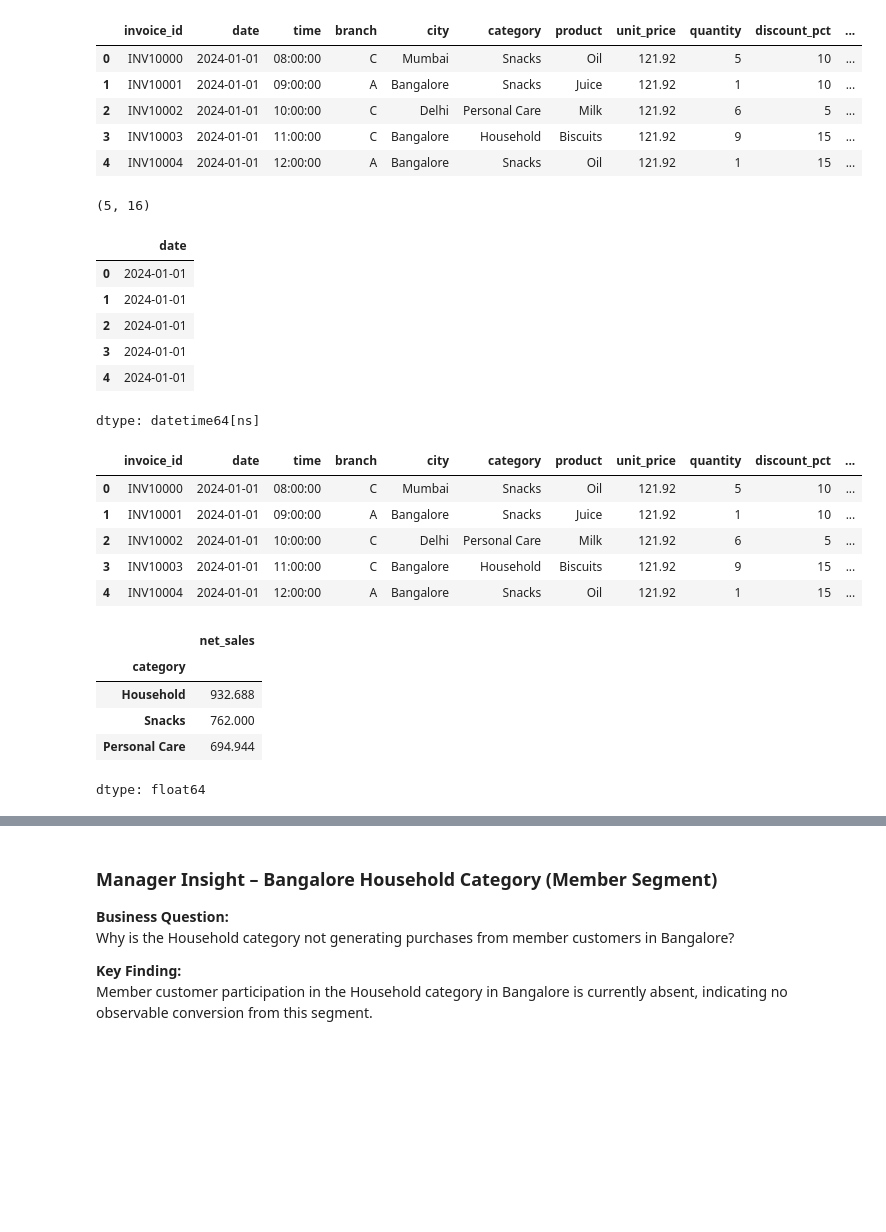
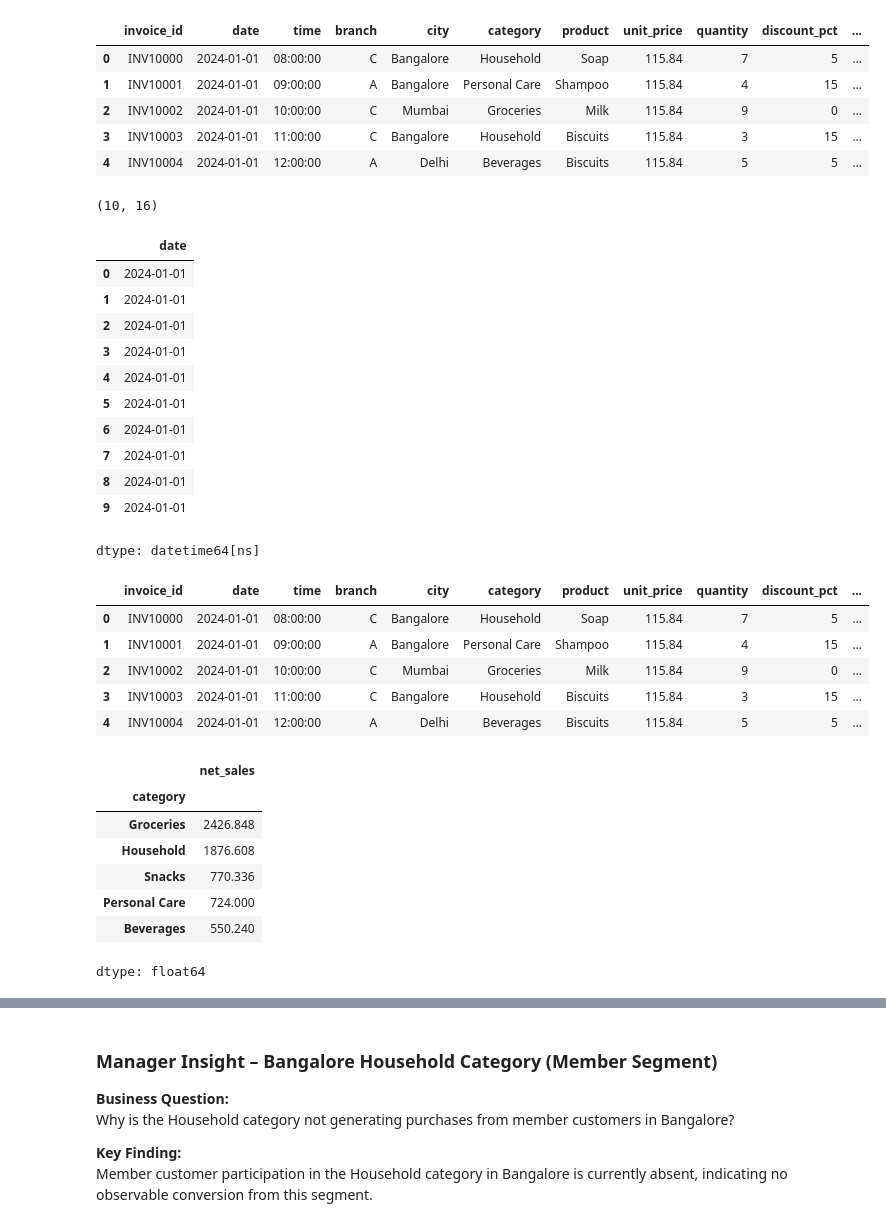
Before and after one commit to ReshmaAjil/supermarket_analysis, a Jupyter notebook: Supermarket_analysis.ipynb, the cells around one changed output, grey strips where cells are left out. Cells and saved outputs as stored; diff of their text form; code cells hidden in the pictures; blank space fills up the shorter version.

```diff
--- a/Supermarket_analysis.ipynb
+++ b/Supermarket_analysis.ipynb
@@ -6,49 +6,49 @@ import numpy as np
 
 np.random.seed(42)
 
-n = 5 # number of transactions
+n = 10 # number of transactions
 
 data = {
     "invoice_id": [f"INV{10000+i}" for i in range(n)],
     "date": pd.date_range(start="2024-01-01", periods=n, freq="H").date,
     "time": pd.date_range(start="08:00", periods=n, freq="H").time,
     "branch": np.random.choice(["A", "B", "C"], n),
     "city": np.random.choice(["Mumbai", "Delhi", "Bangalore"], n),
     "category": np.random.choice(
         ["Groceries", "Beverages", "Snacks", "Household", "Personal Care"], n
     ),
     "product": np.random.choice(
         ["Rice", "Milk", "Soap", "Biscuits", "Juice", "Oil", "Shampoo"], n
     ),
     "unit_price": np.round(np.random.uniform(20, 500), 2),
     "quantity": np.random.randint(1, 10, n),
     "discount_pct": np.random.choice([0, 5, 10, 15, 20], n),
     "customer_type": np.random.choice(["Member", "Normal"], n),
     "gender": np.random.choice(["Male", "Female"], n),
     "payment_method": np.random.choice(["Cash", "Card", "UPI"], n),
     "rating": np.round(np.random.uniform(4, 10), 1)
 }
 
 df = pd.DataFrame(data)
 
 # Business calculations
 df["gross_sales"] = df["unit_price"] * df["quantity"]
 df["net_sales"] = df["gross_sales"] * (1 - df["discount_pct"] / 100)
 
 df.head()
 # %% [output]
 |  | invoice_id | date | time | branch | city | category | product | unit_price | quantity | discount_pct | ... |
-| 0 | INV10000 | 2024-01-01 | 08:00:00 | C | Mumbai | Snacks | Oil | 121.92 | 5 | 10 | ... |
-| 1 | INV10001 | 2024-01-01 | 09:00:00 | A | Bangalore | Snacks | Juice | 121.92 | 1 | 10 | ... |
-| 2 | INV10002 | 2024-01-01 | 10:00:00 | C | Delhi | Personal Care | Milk | 121.92 | 6 | 5 | ... |
-| 3 | INV10003 | 2024-01-01 | 11:00:00 | C | Bangalore | Household | Biscuits | 121.92 | 9 | 15 | ... |
-| 4 | INV10004 | 2024-01-01 | 12:00:00 | A | Bangalore | Snacks | Oil | 121.92 | 1 | 15 | ... |
+| 0 | INV10000 | 2024-01-01 | 08:00:00 | C | Bangalore | Household | Soap | 115.84 | 7 | 5 | ... |
+| 1 | INV10001 | 2024-01-01 | 09:00:00 | A | Bangalore | Personal Care | Shampoo | 115.84 | 4 | 15 | ... |
+| 2 | INV10002 | 2024-01-01 | 10:00:00 | C | Mumbai | Groceries | Milk | 115.84 | 9 | 0 | ... |
+| 3 | INV10003 | 2024-01-01 | 11:00:00 | C | Bangalore | Household | Biscuits | 115.84 | 3 | 15 | ... |
+| 4 | INV10004 | 2024-01-01 | 12:00:00 | A | Delhi | Beverages | Biscuits | 115.84 | 5 | 5 | ... |
 # %%
 df.isnull().sum()
 df.head()
 df.shape
 # %% [output]
-(5, 16)
+(10, 16)
 # %%
 #Fix date and time
 df['date']=pd.to_datetime(df['date'])
@@ -60,6 +60,11 @@ df['date']
 | 2 | 2024-01-01 |
 | 3 | 2024-01-01 |
 | 4 | 2024-01-01 |
+| 5 | 2024-01-01 |
+| 6 | 2024-01-01 |
+| 7 | 2024-01-01 |
+| 8 | 2024-01-01 |
+| 9 | 2024-01-01 |
 dtype: datetime64[ns]
 # %%
 #Feature Engineering
@@ -70,11 +75,11 @@ df['day']=df['date'].dt.day
 df.head()
 # %% [output]
 |  | invoice_id | date | time | branch | city | category | product | unit_price | quantity | discount_pct | ... |
-| 0 | INV10000 | 2024-01-01 | 08:00:00 | C | Mumbai | Snacks | Oil | 121.92 | 5 | 10 | ... |
-| 1 | INV10001 | 2024-01-01 | 09:00:00 | A | Bangalore | Snacks | Juice | 121.92 | 1 | 10 | ... |
-| 2 | INV10002 | 2024-01-01 | 10:00:00 | C | Delhi | Personal Care | Milk | 121.92 | 6 | 5 | ... |
-| 3 | INV10003 | 2024-01-01 | 11:00:00 | C | Bangalore | Household | Biscuits | 121.92 | 9 | 15 | ... |
-| 4 | INV10004 | 2024-01-01 | 12:00:00 | A | Bangalore | Snacks | Oil | 121.92 | 1 | 15 | ... |
+| 0 | INV10000 | 2024-01-01 | 08:00:00 | C | Bangalore | Household | Soap | 115.84 | 7 | 5 | ... |
+| 1 | INV10001 | 2024-01-01 | 09:00:00 | A | Bangalore | Personal Care | Shampoo | 115.84 | 4 | 15 | ... |
+| 2 | INV10002 | 2024-01-01 | 10:00:00 | C | Mumbai | Groceries | Milk | 115.84 | 9 | 0 | ... |
+| 3 | INV10003 | 2024-01-01 | 11:00:00 | C | Bangalore | Household | Biscuits | 115.84 | 3 | 15 | ... |
+| 4 | INV10004 | 2024-01-01 | 12:00:00 | A | Delhi | Beverages | Biscuits | 115.84 | 5 | 5 | ... |
 # %%
 #Total sales
 tot_sales=df['net_sales'].sum()
@@ -85,9 +90,11 @@ tot_sales_by_category
 # %% [output]
 |  | net_sales |
 | category |  |
-| Household | 932.688 |
-| Snacks | 762.000 |
-| Personal Care | 694.944 |
+| Groceries | 2426.848 |
+| Household | 1876.608 |
+| Snacks | 770.336 |
+| Personal Care | 724.000 |
+| Beverages | 550.240 |
 dtype: float64
 # %%
 
```
Also changed, not shown: parts of 39 cells of this notebook.
